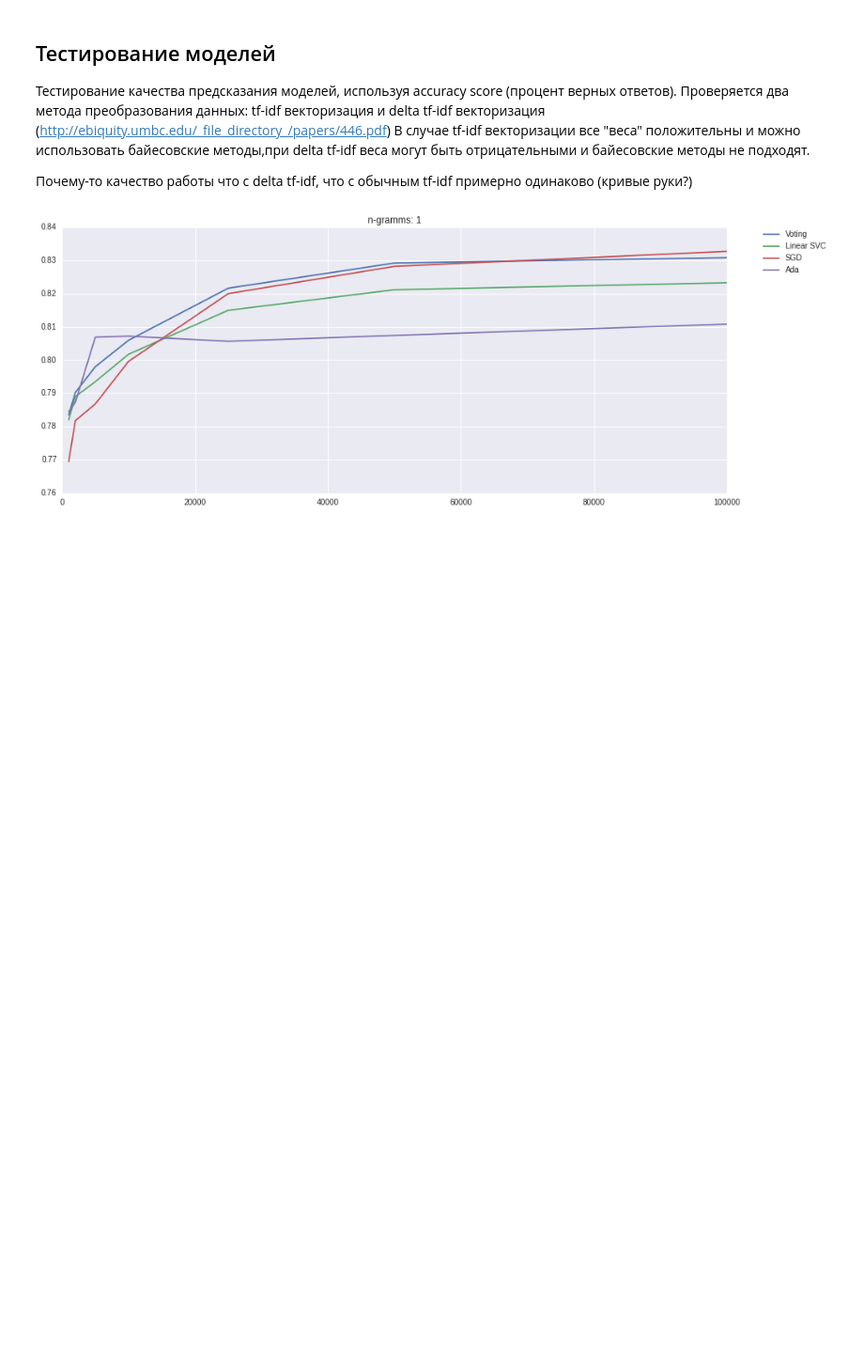
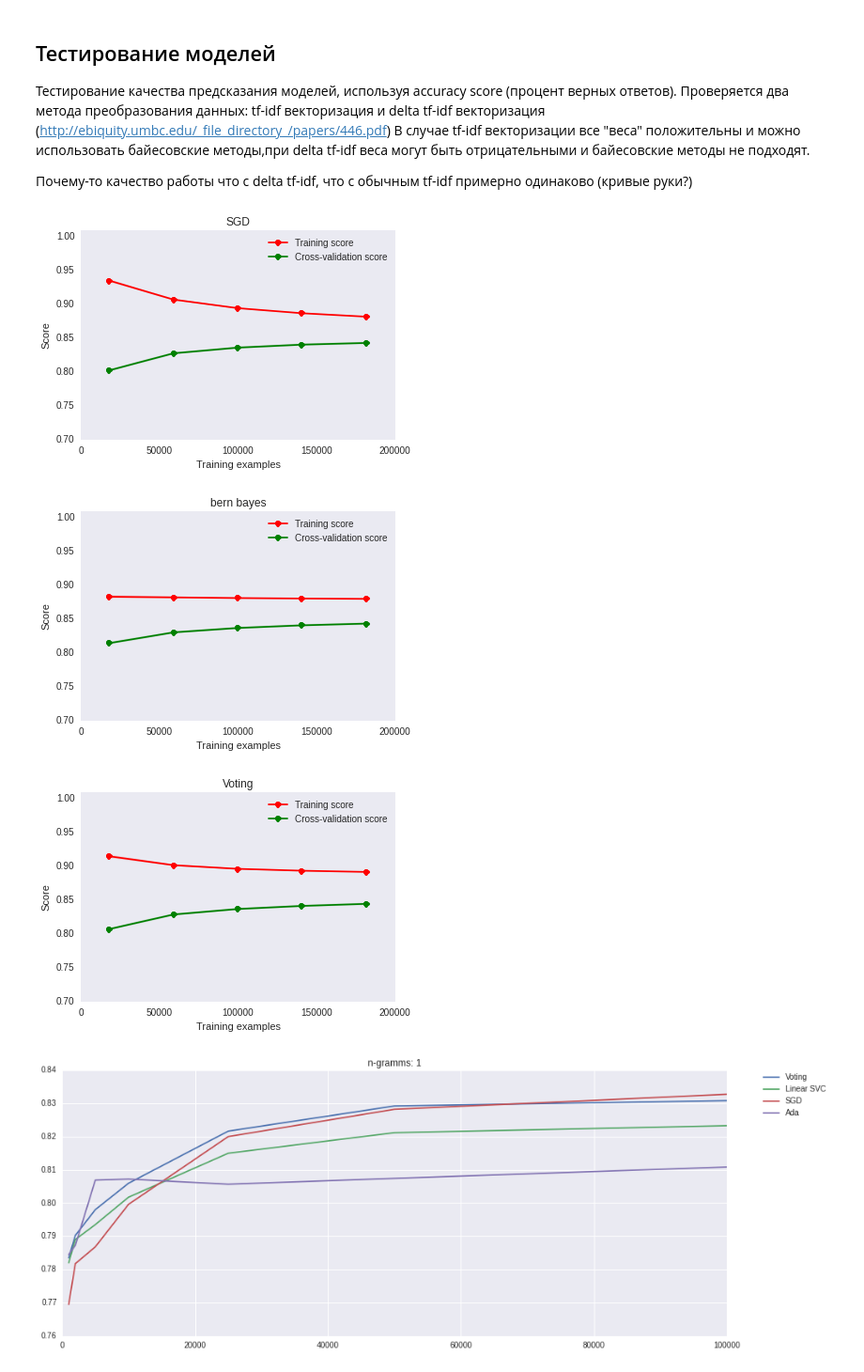
Before and after one commit to Vlad0922/twitter_sentiment, a Jupyter notebook: Prototypes and tests.ipynb, the cells around one changed output. Shown: that part at 94% size. Drawn from its saved outputs; the diff is of its cells as text; code cells hidden in the pictures; blank space fills up the shorter version.

```diff
--- a/Prototypes and tests.ipynb
+++ b/Prototypes and tests.ipynb
@@ -241,3 +287,19 @@ def test_models(sizes, models, delta_idf = True, n_gramms_max = 1, debug_lvl = 0
+# %%
+models_to_test = [
+    ('SGD', SGDClassifier(n_iter=50, loss='modified_huber')),
+    ('bern bayes', naive_bayes.BernoulliNB()),
+    ('Voting', VotingClassifier(estimators= [('mult NB', naive_bayes.MultinomialNB()),
+                          ('SVM', svm.LinearSVC()),
+                          ('SGD', SGDClassifier(n_iter=50, loss='modified_huber')),
+                          ('bern bayes', naive_bayes.BernoulliNB())
+                         ]))
+    ]
+
+learning_curves(models_to_test)
+# %% [output]
+[figure, added]
+[figure, added]
+[figure, added]
 # %%
 models_to_test = [
     #('XGB', xgb.XGBClassifier(n_estimators=1200, max_depth=5, learning_rate=0.02)), #too low accuracy
```
Also changed, not shown: parts of 7 cells of this notebook, 3 other files.
